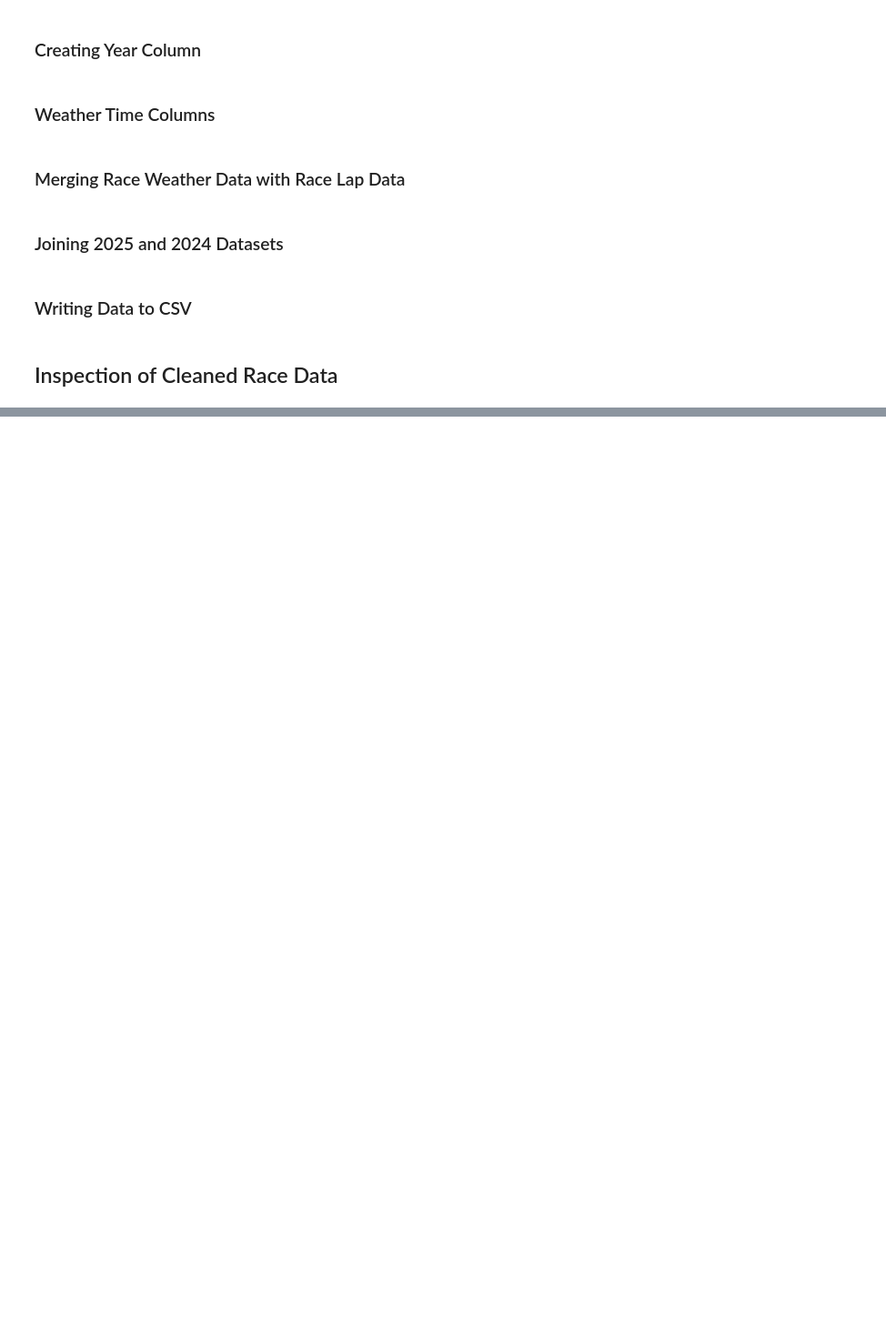
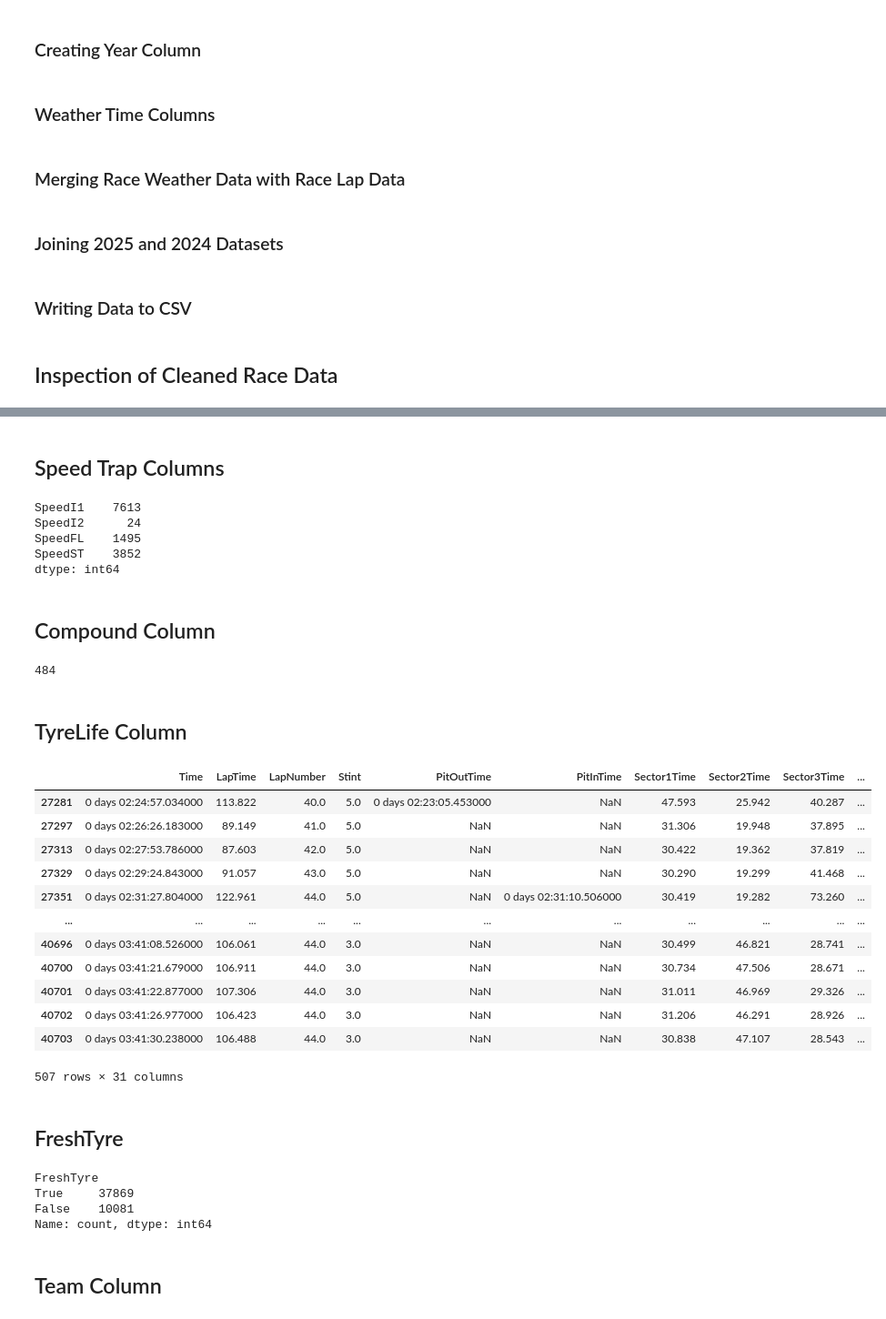
Before and after one commit to cillianmurphy45/F1-Machine-Learning-Model, a Jupyter notebook: Cleaning_Data.ipynb, the cells around one changed output, grey strips where cells are left out. Shown: that part at 91% size. Saved outputs shown, nothing was run; the diff lists cells and outputs as text; code cells hidden in the pictures; blank space fills up the shorter version.

Commit message:
Finished Inspecting Data and Feature Creation, need to deal with missing values next

```diff
--- a/Cleaning_Data.ipynb
+++ b/Cleaning_Data.ipynb
@@ -396,0 +259,17 @@ Index(['Time', 'Driver', 'DriverNumber', 'LapTime', 'LapNumber', 'Stint',
+# %%
+sector_times = ['Sector1Time', 'Sector2Time', 'Sector3Time']
+
+# Very small amount of null values may just drop these rows
+full_df[sector_times].isnull().sum()
+
+full_df[sector_times] = full_df[sector_times].apply(pd.to_timedelta)
+# %%
+# Deleting data where the sector times are null
+full_df = full_df[~full_df["Sector1Time"].isnull()]
+full_df = full_df[~full_df["Sector2Time"].isnull()]
+full_df = full_df[~full_df["Sector3Time"].isnull()]
+# %%
+# Converting to Total Seconds similar to laptimes
+full_df["Sector1Time"] = full_df["Sector1Time"].dt.total_seconds()
+full_df["Sector2Time"] = full_df["Sector2Time"].dt.total_seconds()
+full_df["Sector3Time"] = full_df["Sector3Time"].dt.total_seconds()
@@ -396,0 +278,57 @@ Index(['Time', 'Driver', 'DriverNumber', 'LapTime', 'LapNumber', 'Stint',
+# %%
+# Not neccesary for analysis so will be dropped
+ses_times = ['Sector1SessionTime',
+       'Sector2SessionTime', 'Sector3SessionTime']
+full_df.drop(columns=ses_times, inplace=True)
+# %% [markdown]
+## Speed Trap Columns
+# %%
+st = ['SpeedI1', 'SpeedI2',
+       'SpeedFL', 'SpeedST']
+
+# Some null values, dont think will use these columns but will be evaluated further for now
+full_df[st].isnull().sum()
+# %% [output]
+SpeedI1    7613
+SpeedI2      24
+SpeedFL    1495
+SpeedST    3852
+dtype: int64
+# %% [markdown]
+## Compound Column
+# %%
+full_df["Compound"].isnull().sum()
+# 484 values are null will have to try fill these
+# %% [output]
+484
+# %% [markdown]
+## TyreLife Column
+# %%
+full_df[full_df["TyreLife"].isnull()]
+# 507 null values will need to fill these
+# %% [output]
+|  | Time | LapTime | LapNumber | Stint | PitOutTime | PitInTime | Sector1Time | Sector2Time | Sector3Time | ... |
+| 27281 | 0 days 02:24:57.034000 | 113.822 | 40.0 | 5.0 | 0 days 02:23:05.453000 | NaN | 47.593 | 25.942 | 40.287 | ... |
+| 27297 | 0 days 02:26:26.183000 | 89.149 | 41.0 | 5.0 | NaN | NaN | 31.306 | 19.948 | 37.895 | ... |
+| 27313 | 0 days 02:27:53.786000 | 87.603 | 42.0 | 5.0 | NaN | NaN | 30.422 | 19.362 | 37.819 | ... |
+| 27329 | 0 days 02:29:24.843000 | 91.057 | 43.0 | 5.0 | NaN | NaN | 30.290 | 19.299 | 41.468 | ... |
+| 27351 | 0 days 02:31:27.804000 | 122.961 | 44.0 | 5.0 | NaN | 0 days 02:31:10.506000 | 30.419 | 19.282 | 73.260 | ... |
+| ... | ... | ... | ... | ... | ... | ... | ... | ... | ... | ... |
+| 40696 | 0 days 03:41:08.526000 | 106.061 | 44.0 | 3.0 | NaN | NaN | 30.499 | 46.821 | 28.741 | ... |
+| 40700 | 0 days 03:41:21.679000 | 106.911 | 44.0 | 3.0 | NaN | NaN | 30.734 | 47.506 | 28.671 | ... |
+| 40701 | 0 days 03:41:22.877000 | 107.306 | 44.0 | 3.0 | NaN | NaN | 31.011 | 46.969 | 29.326 | ... |
+| 40702 | 0 days 03:41:26.977000 | 106.423 | 44.0 | 3.0 | NaN | NaN | 31.206 | 46.291 | 28.926 | ... |
+| 40703 | 0 days 03:41:30.238000 | 106.488 | 44.0 | 3.0 | NaN | NaN | 30.838 | 47.107 | 28.543 | ... |
+507 rows × 31 columns
+# %% [markdown]
+## FreshTyre
+# %%
+# No Null values not sure whether this will be useful for analysis but will be taken for now
+full_df["FreshTyre"].value_counts()
+# %% [output]
+FreshTyre
+True     37869
+False    10081
+Name: count, dtype: int64
+# %% [markdown]
+## Team Column
```
Also changed, not shown: parts of 93 cells of this notebook.
